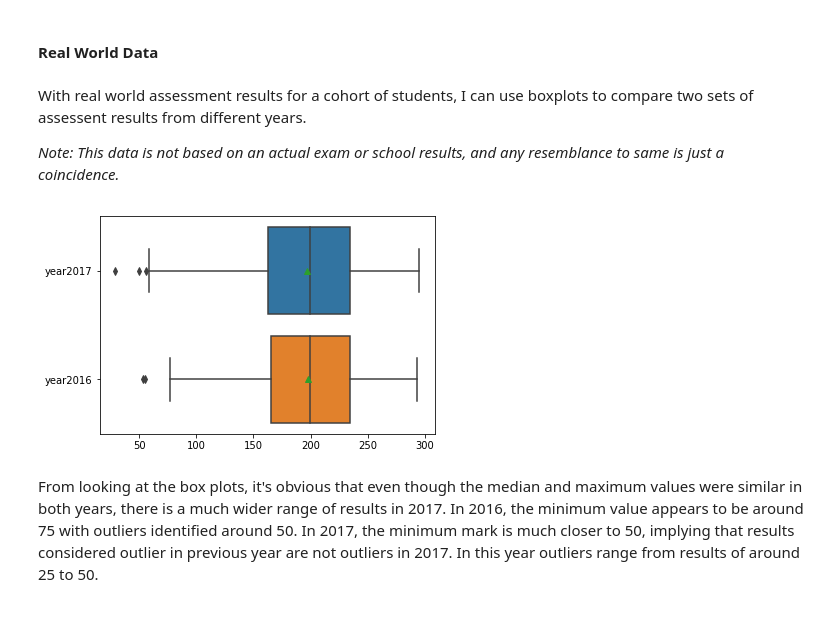
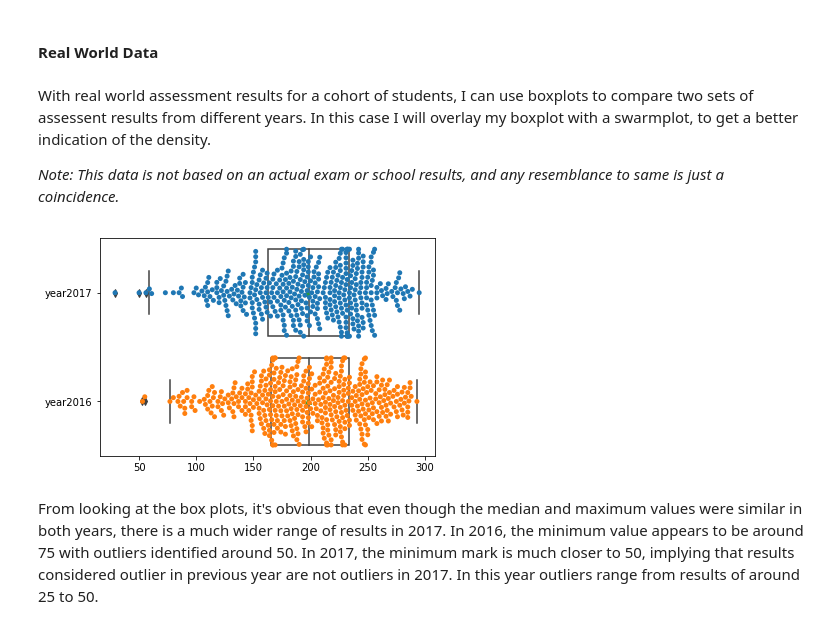
Before and after one commit to MarionMcG/fundamentals_data_analysis, a Jupyter notebook: boxplots.ipynb, the cells around one changed output. Drawn from its saved outputs; the diff is of its cells as text; code cells hidden in the pictures.

Commit message:
Add markdown, run code cells, overlay test boxplot with swarmplot

```diff
--- a/boxplots.ipynb
+++ b/boxplots.ipynb
@@ -218,14 +219,17 @@ Box plots are also useful for comparing different variables in a dataset, and ca
 # %% [markdown]
 #### Real World Data
 # %% [markdown]
-With real world assessment results for a cohort of students, I can use boxplots to compare two sets of assessent results from different years.
+With real world assessment results for a cohort of students, I can use boxplots to compare two sets of assessent results from different years. In this case I will overlay my boxplot with a swarmplot, to get a better indication of the density.
 
 _Note: This data is not based on an actual exam or school results, and any resemblance to same is just a coincidence._
 # %%
 df = pd.read_csv('data/grades.csv')
-sns.boxplot(data = df, orient= 'h', showmeans=True);
+ax = sns.swarmplot(data=df, orient = 'h')
+sns.boxplot(data = df, showmeans=True, orient = 'h',
+            boxprops={'facecolor':'None'}, whiskerprops={'linewidth':0},
+             ax = ax);
 # %% [output]
-[figure, old version]
+[figure, new version]
 # %% [markdown]
 From looking at the box plots, it's obvious that even though the median and maximum values were similar in both years, there is a much wider range of results in 2017. In 2016, the minimum value appears to be around 75 with outliers identified around 50. In 2017, the minimum mark is much closer to 50, implying that results considered outlier in previous year are not outliers in 2017. In this year outliers range from results of around 25 to 50.
 # %%
```
Also changed, not shown: parts of 13 cells of this notebook.
